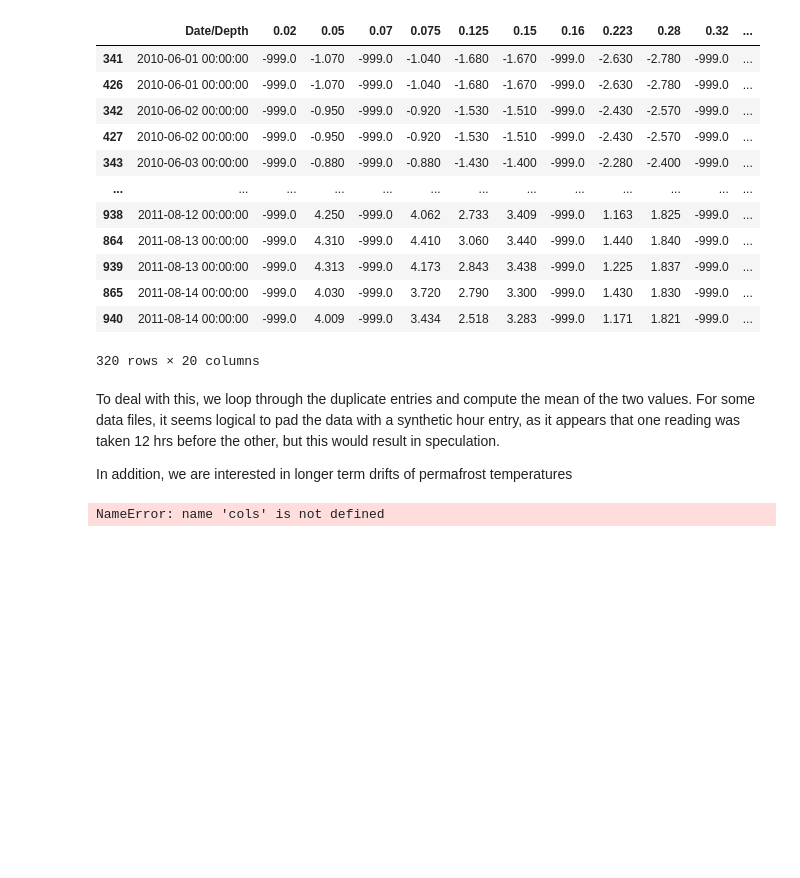
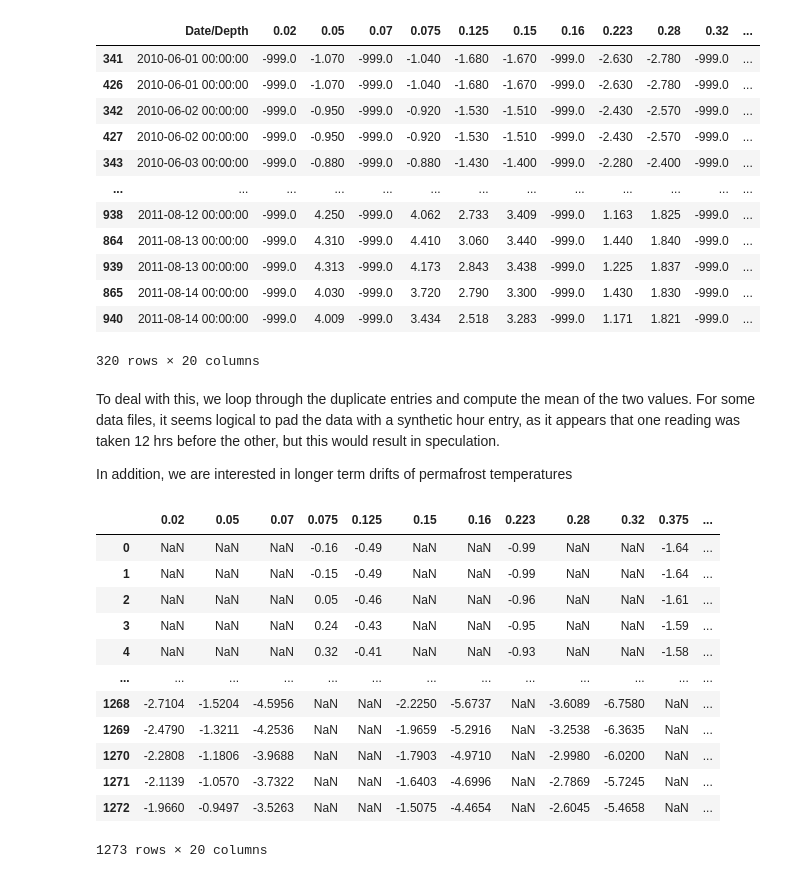
Before and after one commit to arctic-risk/arctic-data, a Jupyter notebook: permafrost/Howto Guide Permafrost Temperatures.ipynb, the cells around one changed output. Cells and saved outputs as stored; diff of their text form; code cells hidden in the pictures; blank space fills up the shorter version.

```diff
--- a/permafrost/Howto Guide Permafrost Temperatures.ipynb
+++ b/permafrost/Howto Guide Permafrost Temperatures.ipynb
@@ -518,21 +523,33 @@ In addition, we are interested in longer term drifts of permafrost temperatures
 # %%
 dfData.index = pd.to_datetime(dfData["Date/Depth"])
 dfData.index.name = None
 del dfData["Date/Depth"]
 dfData = dfData.apply(lambda x: np.where(x < -273.15,np.nan,x))
-dfData = dfData.dropna(axis=0,how="all",subset=cols)
+dfData = dfData.dropna(axis=0,how="all")
 
 alldata = []
 for dt in dfData.index.unique():
     ddf = dfData[dfData.index == dt]
     newvalue = dict(zip(list(ddf.columns),ddf.values[0]))
     newvalue["datetime_date"] = dt
     alldata.append(newvalue)
 
 dfData = pd.DataFrame(alldata)#.set_index("datetime_date")
 #dfData.index.name = None
 dfData
 # %% [output]
+|  | 0.02 | 0.05 | 0.07 | 0.075 | 0.125 | 0.15 | 0.16 | 0.223 | 0.28 | 0.32 | 0.375 | ... |
+| 0 | NaN | NaN | NaN | -0.16 | -0.49 | NaN | NaN | -0.99 | NaN | NaN | -1.64 | ... |
+| 1 | NaN | NaN | NaN | -0.15 | -0.49 | NaN | NaN | -0.99 | NaN | NaN | -1.64 | ... |
+| 2 | NaN | NaN | NaN | 0.05 | -0.46 | NaN | NaN | -0.96 | NaN | NaN | -1.61 | ... |
+| 3 | NaN | NaN | NaN | 0.24 | -0.43 | NaN | NaN | -0.95 | NaN | NaN | -1.59 | ... |
+| 4 | NaN | NaN | NaN | 0.32 | -0.41 | NaN | NaN | -0.93 | NaN | NaN | -1.58 | ... |
+| ... | ... | ... | ... | ... | ... | ... | ... | ... | ... | ... | ... | ... |
+| 1268 | -2.7104 | -1.5204 | -4.5956 | NaN | NaN | -2.2250 | -5.6737 | NaN | -3.6089 | -6.7580 | NaN | ... |
+| 1269 | -2.4790 | -1.3211 | -4.2536 | NaN | NaN | -1.9659 | -5.2916 | NaN | -3.2538 | -6.3635 | NaN | ... |
+| 1270 | -2.2808 | -1.1806 | -3.9688 | NaN | NaN | -1.7903 | -4.9710 | NaN | -2.9980 | -6.0200 | NaN | ... |
+| 1271 | -2.1139 | -1.0570 | -3.7322 | NaN | NaN | -1.6403 | -4.6996 | NaN | -2.7869 | -5.7245 | NaN | ... |
+| 1272 | -1.9660 | -0.9497 | -3.5263 | NaN | NaN | -1.5075 | -4.4654 | NaN | -2.6045 | -5.4658 | NaN | ... |
-NameError: name 'cols' is not defined
+1273 rows × 20 columns
 # %%
 print("{} records, {} of which are duplicate Date/Depth fields".format(len(dfData),dfData.duplicated(subset="datetime_date",keep=False).sum()))
```
Also changed, not shown: parts of 10 cells of this notebook.
